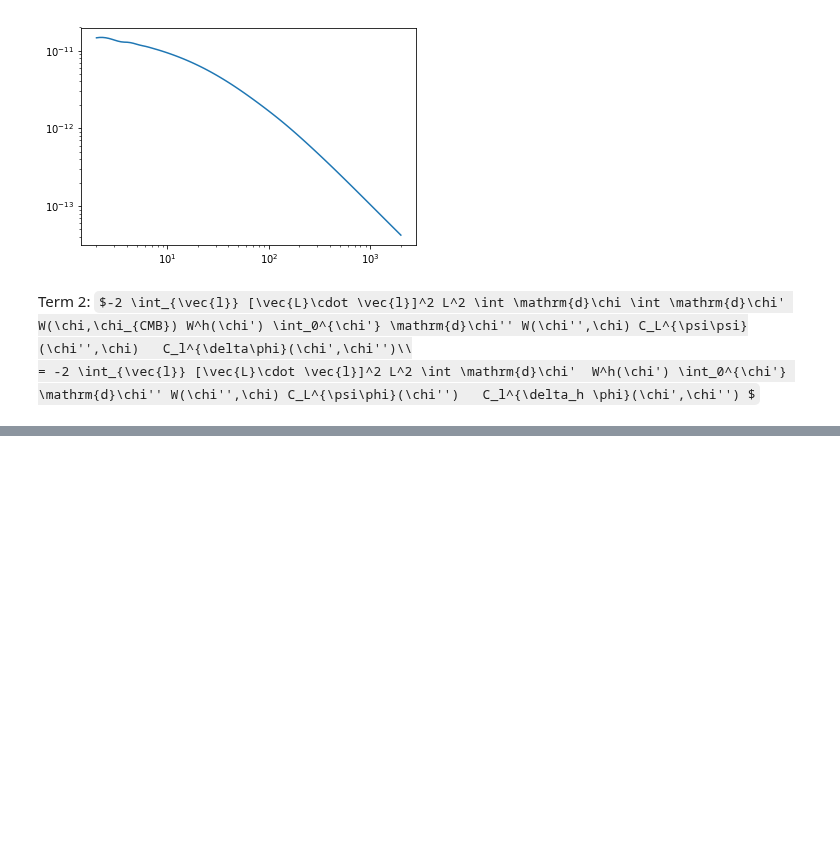
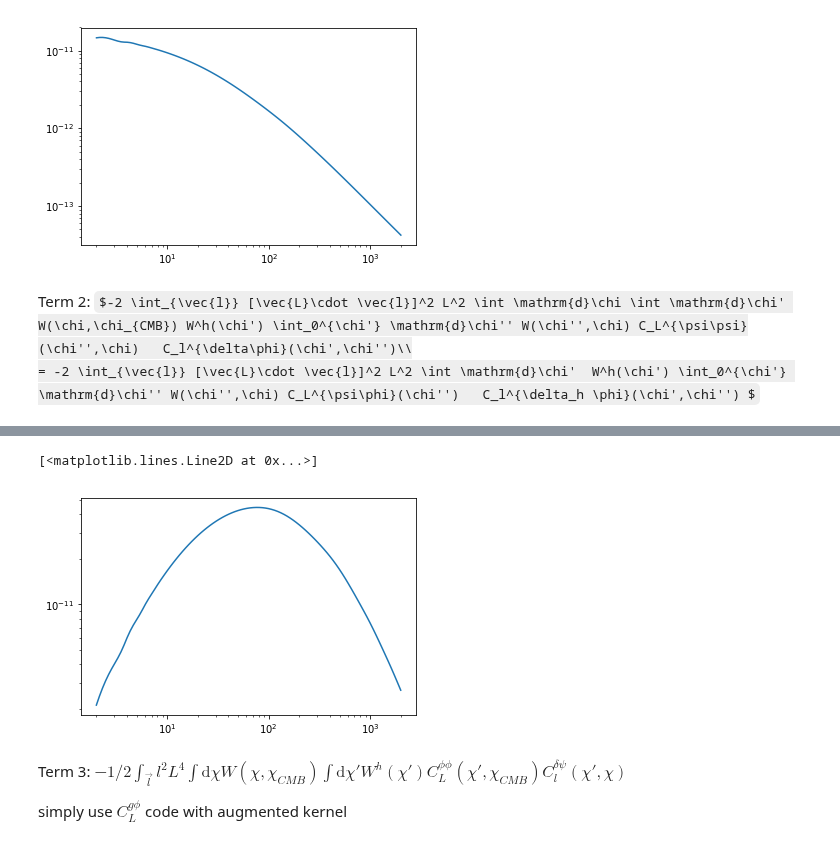
Before and after one commit to VMBoehm/postlimber, a Jupyter notebook: notebooks/PostBornTerms without Limber new approach- additional terms.ipynb, the cells around one changed output, grey strips where cells are left out. Drawn from its saved outputs; the diff is of its cells as text; code cells hidden in the pictures; some formulas as TeX source; blank space fills up the shorter version.

```diff
--- a/notebooks/PostBornTerms without Limber new approach- additional terms.ipynb
+++ b/notebooks/PostBornTerms without Limber new approach- additional terms.ipynb
@@ -126,0 +213,20 @@ $-2 \int_{\vec{l}} [\vec{L}\cdot \vec{l}]^2 L^2 \int \mathrm{d}\chi \int \mathrm
+# %%
+MB2 = RectBivariateSpline(ell_,ell_,MA)
+# %%
+def l_integration_2(M,L,l):
+    return -L**4*np.trapz(l**3*M(L,l),l)/2./np.pi
+# %%
+res=[]
+for LL in L:
+    res+=[l_integration_2(MB2,LL,l)]
+res = np.asarray(res)
+# %%
+plt.loglog(L,-res)
+# %% [output]
+[<matplotlib.lines.Line2D at 0x...>]
+[figure, added]
+# %% [markdown]
+Term 3:
+$- 1/2 \int_{\vec{l}} l^2 L^4 \int \mathrm{d}\chi  W(\chi,\chi_{CMB})\int \mathrm{d}\chi'  W^h(\chi') C_L^{\phi\phi}(\chi',\chi_{CMB})   C_l^{\delta\psi}(\chi',\chi)$
+
+simply use $C_L^{g\phi}$ code with augmented kernel
```
Also changed, not shown: parts of 14 cells of this notebook, 2 other files.
